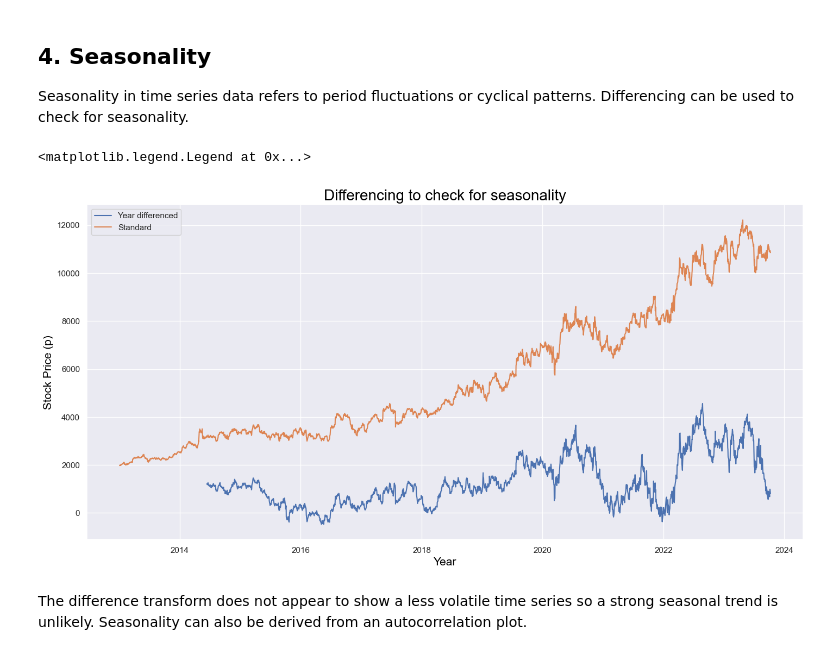
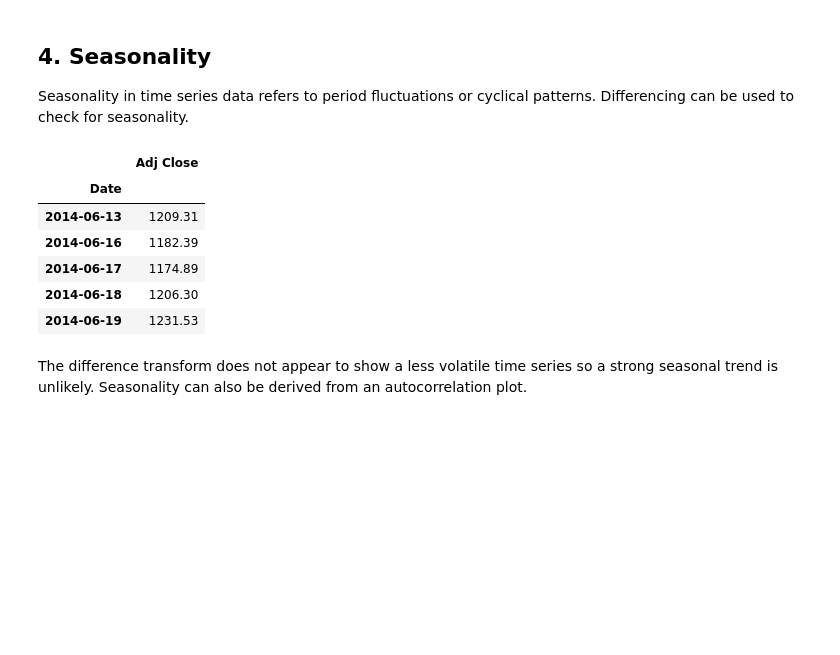
Before and after one commit to shubhayu-64/fin, a Jupyter notebook: Time_Series/ARIMA.ipynb, the cells around one changed output. Cells and saved outputs as stored; diff of their text form; code cells hidden in the pictures; blank space fills up the shorter version.

```diff
--- a/Time_Series/ARIMA.ipynb
+++ b/Time_Series/ARIMA.ipynb
@@ -126,19 +104,27 @@ Seasonality in time series data refers to period fluctuations or cyclical patter
 # %%
 # Plot Adjusted Close price and price after differencing by one year
 # removing the first year as it's NaN
 
 year_diff = azn_adj.diff(periods=365)[365:]
+"""
 plt.figure(figsize=(17, 8))
-plt.plot(year_diff .index, year_diff , label='Year differenced')
+plt.plot(year_diff.index, year_diff , label='Year differenced')
 plt.plot(azn.index, azn['Adj Close'], label='Standard')
 plt.title("Differencing to check for seasonality", color = 'black', fontsize = 20)
 plt.xlabel('Year', color = 'black', fontsize = 15)
 plt.ylabel('Stock Price (p)', color = 'black', fontsize = 15)
 plt.grid(True)
 plt.legend()
+"""
+year_diff.head()
 # %% [output]
-<matplotlib.legend.Legend at 0x...>
-[figure, removed]
+|  | Adj Close |
+| Date |  |
+| 2014-06-13 | 1209.31 |
+| 2014-06-16 | 1182.39 |
+| 2014-06-17 | 1174.89 |
+| 2014-06-18 | 1206.30 |
+| 2014-06-19 | 1231.53 |
 # %% [markdown]
 The difference transform does not appear to show a less volatile time series so a strong seasonal trend is unlikely. Seasonality can also be derived from an autocorrelation plot.
 # %% [markdown]
```
Also changed, not shown: parts of 28 cells of this notebook, 5 other files.
